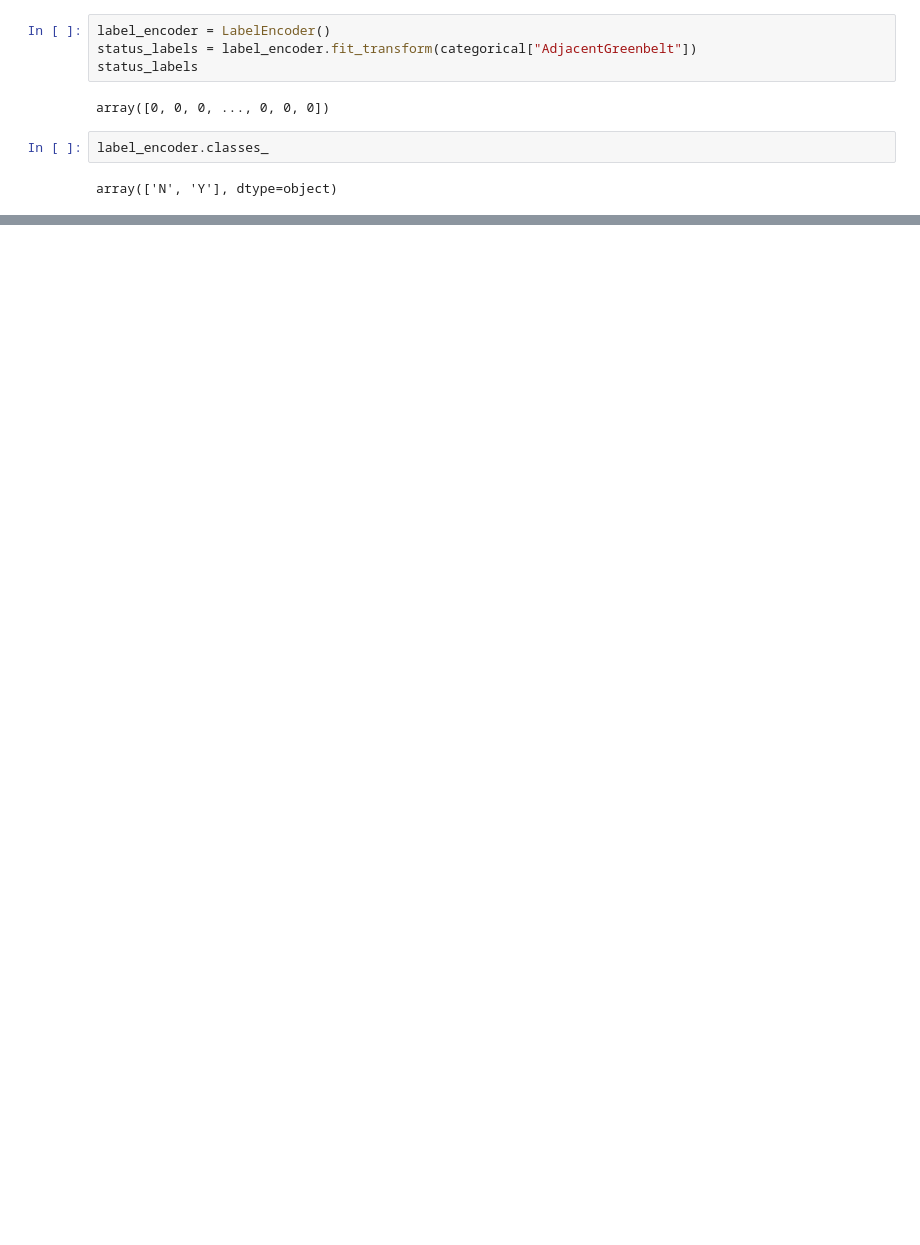
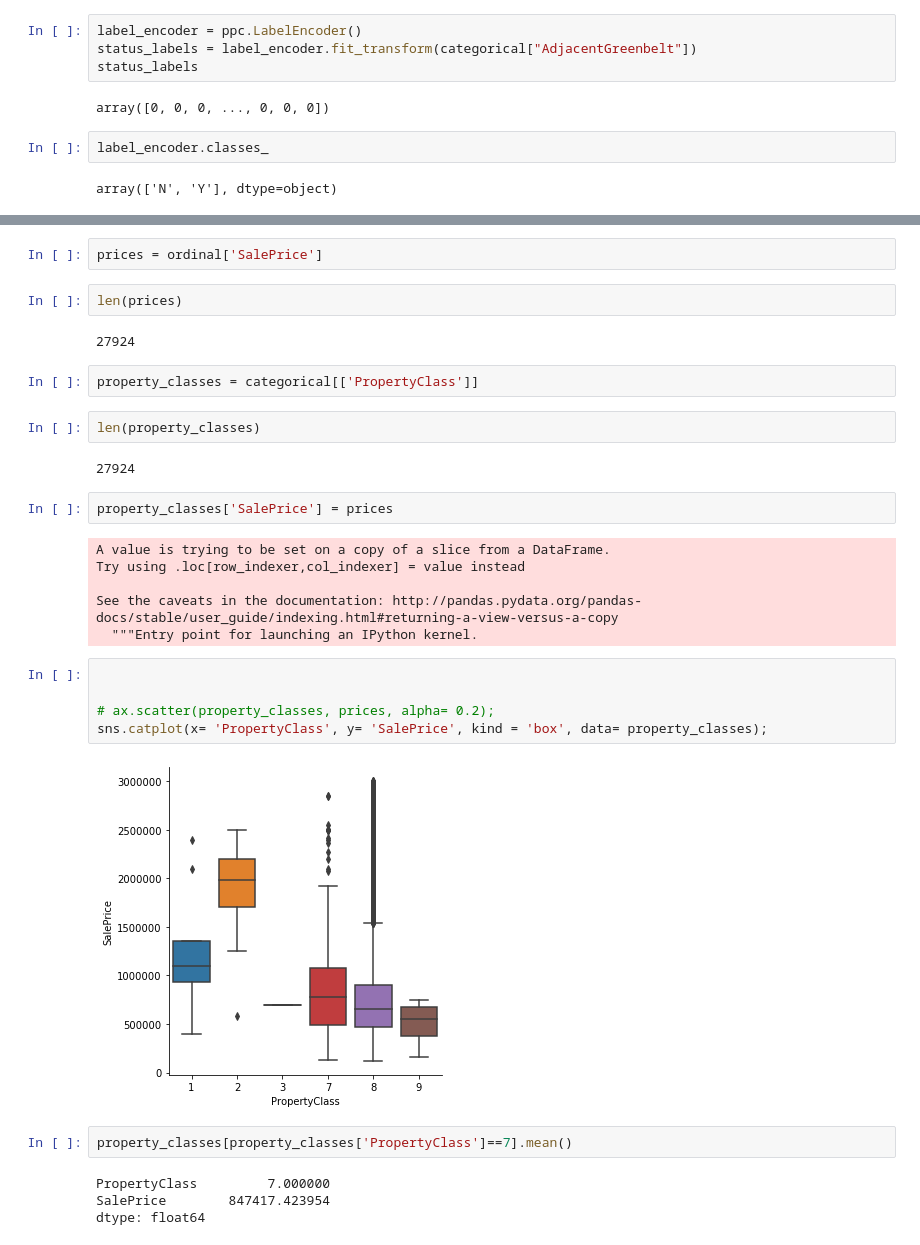
Before and after one commit to Jaccomando/phase_2_project_chicago-sf-seattle-ds-082420, a Jupyter notebook: exploratory/josh_and_reuban_eda.ipynb, the cells around one changed output, grey strips where cells are left out. Drawn from its saved outputs; the diff is of its cells as text; blank space fills up the shorter version.

```diff
--- a/exploratory/josh_and_reuban_eda.ipynb
+++ b/exploratory/josh_and_reuban_eda.ipynb
@@ -262,5 +271,5 @@ categorical.head()
 # %%
-label_encoder = LabelEncoder()
+label_encoder = ppc.LabelEncoder()
 status_labels = label_encoder.fit_transform(categorical["AdjacentGreenbelt"])
 status_labels
 # %% [output]
@@ -282,0 +423,33 @@ TypeError: __init__() missing 1 required positional argument: 'endog'
+# %%
+prices = ordinal['SalePrice']
+# %%
+len(prices)
+# %% [output]
+27924
+# %%
+property_classes = categorical[['PropertyClass']]
+# %%
+len(property_classes)
+# %% [output]
+27924
+# %%
+property_classes['SalePrice'] = prices
+# %% [output]
+A value is trying to be set on a copy of a slice from a DataFrame.
+Try using .loc[row_indexer,col_indexer] = value instead
+
+See the caveats in the documentation: http://pandas.pydata.org/pandas-docs/stable/user_guide/indexing.html#returning-a-view-versus-a-copy
+  """Entry point for launching an IPython kernel.
+# %%
+
+
+# ax.scatter(property_classes, prices, alpha= 0.2);
+sns.catplot(x= 'PropertyClass', y= 'SalePrice', kind = 'box', data= property_classes);
+# %% [output]
+[figure, added]
+# %%
+property_classes[property_classes['PropertyClass']==7].mean()
+# %% [output]
+PropertyClass         7.000000
+SalePrice        847417.423954
+dtype: float64
```
Also changed, not shown: parts of 33 cells of this notebook, 3 other files.
